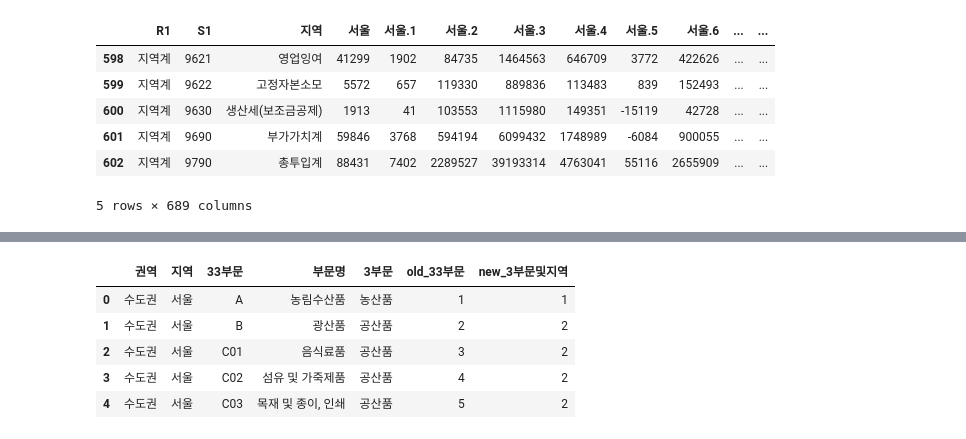
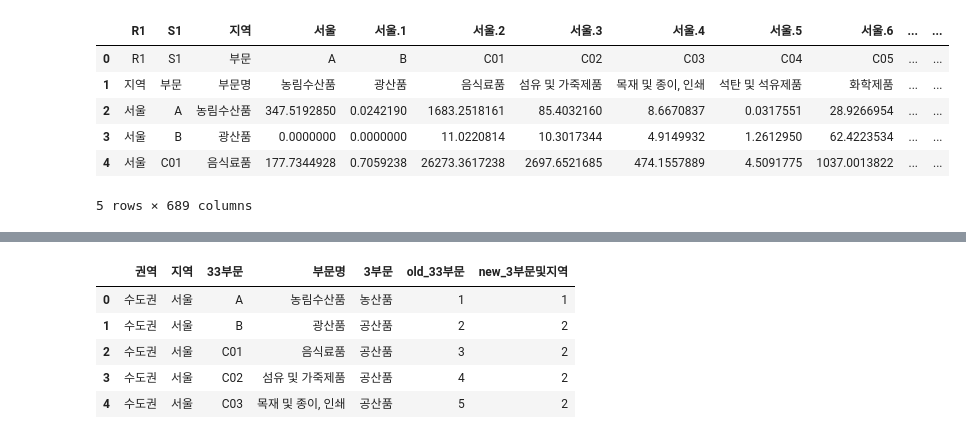
Before and after one commit to Tom-Jung/legendary-funicular, a Jupyter notebook: Types_of_IOTs_new.ipynb, the cells around one changed output, grey strips where cells are left out. Cells and saved outputs as stored; diff of their text form; code cells hidden in the pictures.

```diff
--- a/Types_of_IOTs_new.ipynb
+++ b/Types_of_IOTs_new.ipynb
@@ -6,14 +6,14 @@ import pandas as pd  # Pandas import
 # %%
 url_RIO_33 = "https://raw.githubusercontent.com/Tom-Jung/legendary-funicular/main/2015%EC%A7%80%EC%97%AD_%ED%88%AC%EC%9E%85%EC%82%B0%EC%B6%9C%ED%91%9C_%EC%83%9D%EC%82%B0%EC%9E%90%EA%B0%80%EA%B2%A9_%ED%86%B5%ED%95%A9%EB%8C%80%EB%B6%84%EB%A5%98.csv"  # 33부문의 지역IO 불러오기
 RIO_33 = pd.read_csv(url_RIO_33)
-RIO_33.tail()
+RIO_33.head()
 # %% [output]
 |  | R1 | S1 | 지역 | 서울 | 서울.1 | 서울.2 | 서울.3 | 서울.4 | 서울.5 | 서울.6 | ... | ... |
-| 598 | 지역계 | 9621 | 영업잉여 | 41299 | 1902 | 84735 | 1464563 | 646709 | 3772 | 422626 | ... | ... |
-| 599 | 지역계 | 9622 | 고정자본소모 | 5572 | 657 | 119330 | 889836 | 113483 | 839 | 152493 | ... | ... |
-| 600 | 지역계 | 9630 | 생산세(보조금공제) | 1913 | 41 | 103553 | 1115980 | 149351 | -15119 | 42728 | ... | ... |
-| 601 | 지역계 | 9690 | 부가가치계 | 59846 | 3768 | 594194 | 6099432 | 1748989 | -6084 | 900055 | ... | ... |
-| 602 | 지역계 | 9790 | 총투입계 | 88431 | 7402 | 2289527 | 39193314 | 4763041 | 55116 | 2655909 | ... | ... |
+| 0 | R1 | S1 | 부문 | A | B | C01 | C02 | C03 | C04 | C05 | ... | ... |
+| 1 | 지역 | 부문 | 부문명 | 농림수산품 | 광산품 | 음식료품 | 섬유 및 가죽제품 | 목재 및 종이, 인쇄 | 석탄 및 석유제품 | 화학제품 | ... | ... |
+| 2 | 서울 | A | 농림수산품 | 347.5192850 | 0.0242190 | 1683.2518161 | 85.4032160 | 8.6670837 | 0.0317551 | 28.9266954 | ... | ... |
+| 3 | 서울 | B | 광산품 | 0.0000000 | 0.0000000 | 11.0220814 | 10.3017344 | 4.9149932 | 1.2612950 | 62.4223534 | ... | ... |
+| 4 | 서울 | C01 | 음식료품 | 177.7344928 | 0.7059238 | 26273.3617238 | 2697.6521685 | 474.1557889 | 4.5091775 | 1037.0013822 | ... | ... |
 5 rows × 689 columns
 # %%
 RRIO_33 = RIO_33.to_numpy()
```
Also changed, not shown: parts of 38 cells of this notebook.
